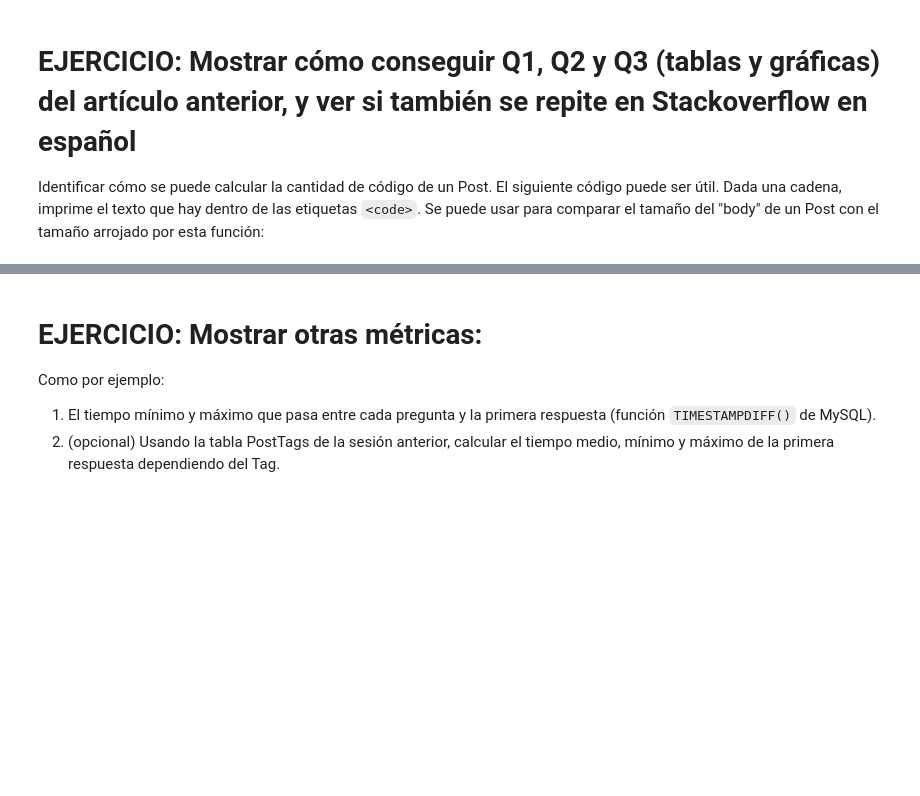
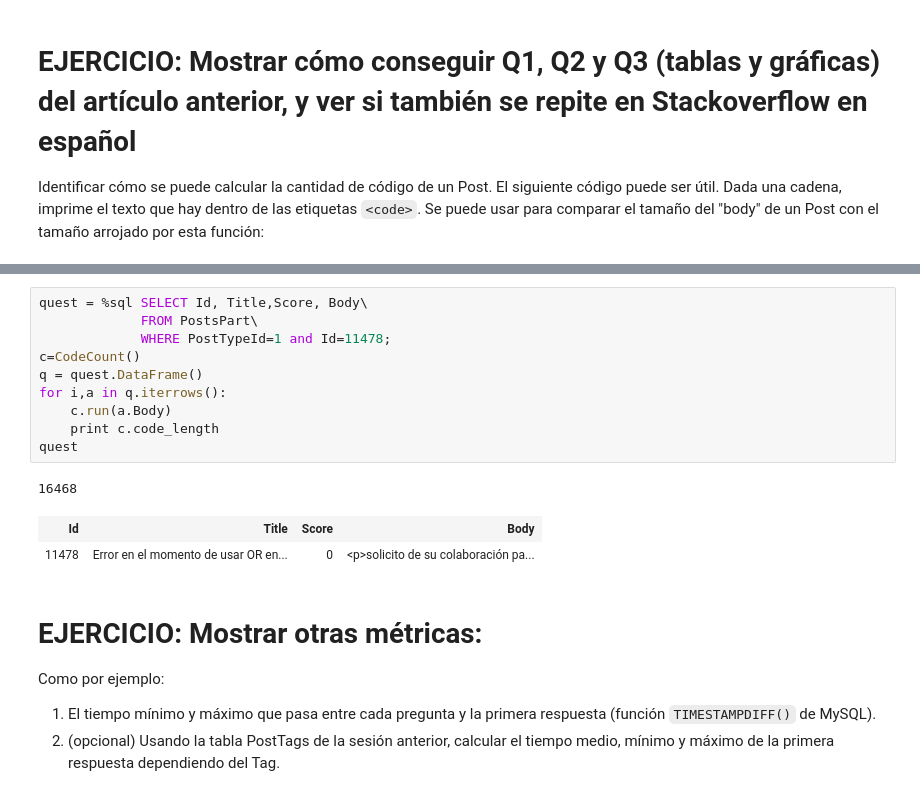
Before and after one commit to JavierCVilla/Master-bgde, a Jupyter notebook: sesion2/sesion2.ipynb, the cells around one changed output, grey strips where cells are left out. Cells and saved outputs as stored; diff of their text form; blank space fills up the shorter version.

```diff
--- a/sesion2/sesion2.ipynb
+++ b/sesion2/sesion2.ipynb
@@ -856,3 +987,17 @@ print c.code_length
+# %%
+quest = %sql SELECT Id, Title,Score, Body\
+             FROM PostsPart\
+             WHERE PostTypeId=1 and Id=11478;
+c=CodeCount()
+q = quest.DataFrame()
+for i,a in q.iterrows():
+    c.run(a.Body)
+    print c.code_length
+quest
+# %% [output]
+16468
+| Id | Title | Score | Body |
+| 11478 | Error en el momento de usar OR en... | 0 | <p>solicito de su colaboración pa... |
 # %% [markdown]
 # EJERCICIO: Mostrar otras métricas:
 
```
Also changed, not shown: parts of 11 cells of this notebook.
